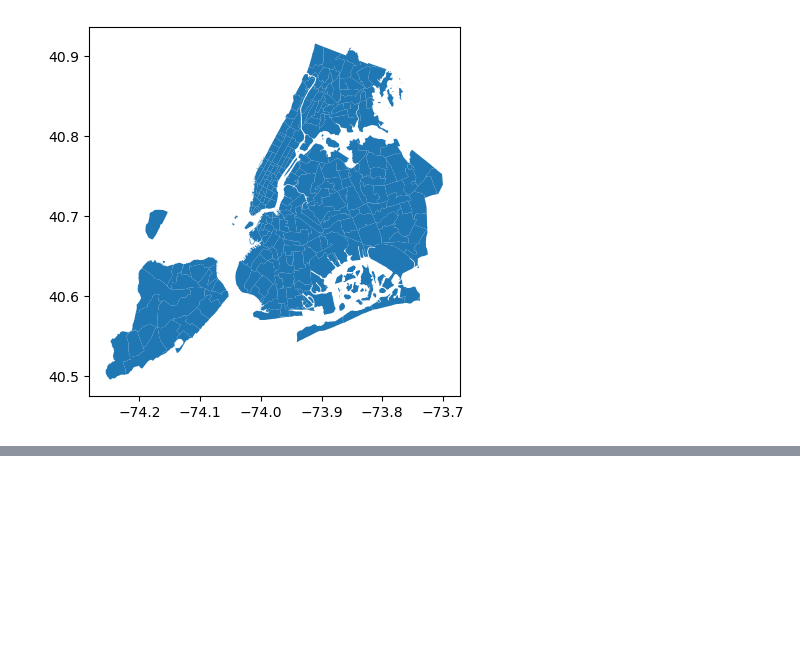
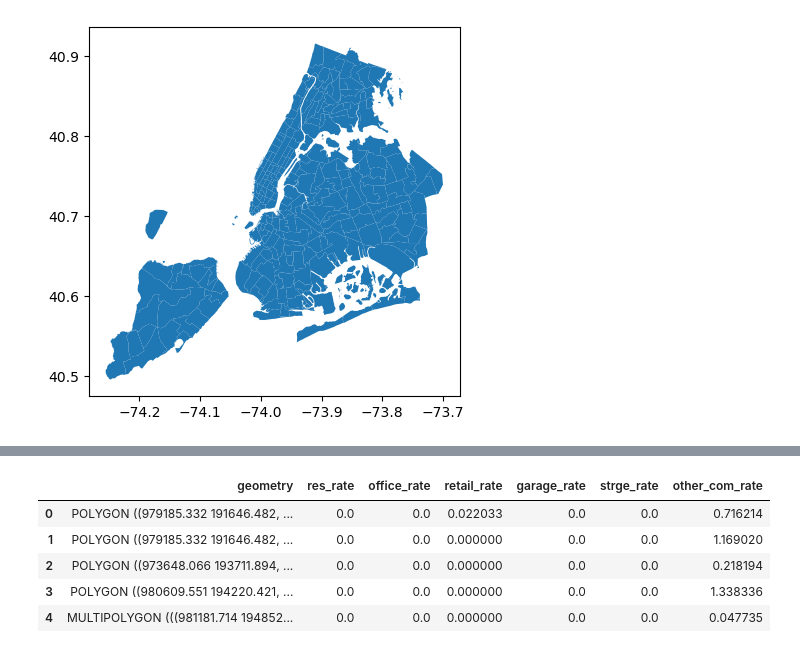
Before and after one commit to HoraceWuu/UofG_MSc_Dissertation, a Jupyter notebook: code/q3.ipynb, the cells around one changed output, grey strips where cells are left out. Drawn from its saved outputs; the diff is of its cells as text; code cells hidden in the pictures; blank space fills up the shorter version.

```diff
--- a/code/q3.ipynb
+++ b/code/q3.ipynb
@@ -128,0 +136,21 @@ df.plot()
+# %%
+# keep the geometry of the pluto data
+pluto1 = pluto[['geometry']].copy()
+# keep the geometry of the census tr
+# add features to pluto1
+
+pluto1['res_rate'] = pluto['ResArea'] / pluto['LotArea']
+pluto1['office_rate'] = pluto['OfficeArea'] / pluto['LotArea']
+pluto1['retail_rate'] = pluto['RetailArea'] / pluto['LotArea']
+pluto1['garage_rate'] = pluto['GarageArea'] / pluto['LotArea']
+pluto1['strge_rate'] = pluto['StrgeArea'] / pluto['LotArea']
+pluto1['other_com_rate'] = (pluto['ComArea']-pluto['ResArea']-pluto['OfficeArea']-pluto['RetailArea']) / pluto['LotArea']
+
+pluto1.head()
+# %% [output]
+|  | geometry | res_rate | office_rate | retail_rate | garage_rate | strge_rate | other_com_rate |
+| 0 | POLYGON ((979185.332 191646.482, ... | 0.0 | 0.0 | 0.022033 | 0.0 | 0.0 | 0.716214 |
+| 1 | POLYGON ((979185.332 191646.482, ... | 0.0 | 0.0 | 0.000000 | 0.0 | 0.0 | 1.169020 |
+| 2 | POLYGON ((973648.066 193711.894, ... | 0.0 | 0.0 | 0.000000 | 0.0 | 0.0 | 0.218194 |
+| 3 | POLYGON ((980609.551 194220.421, ... | 0.0 | 0.0 | 0.000000 | 0.0 | 0.0 | 1.338336 |
+| 4 | MULTIPOLYGON (((981181.714 194852... | 0.0 | 0.0 | 0.000000 | 0.0 | 0.0 | 0.047735 |
```
Also changed, not shown: parts of 9 cells of this notebook.
